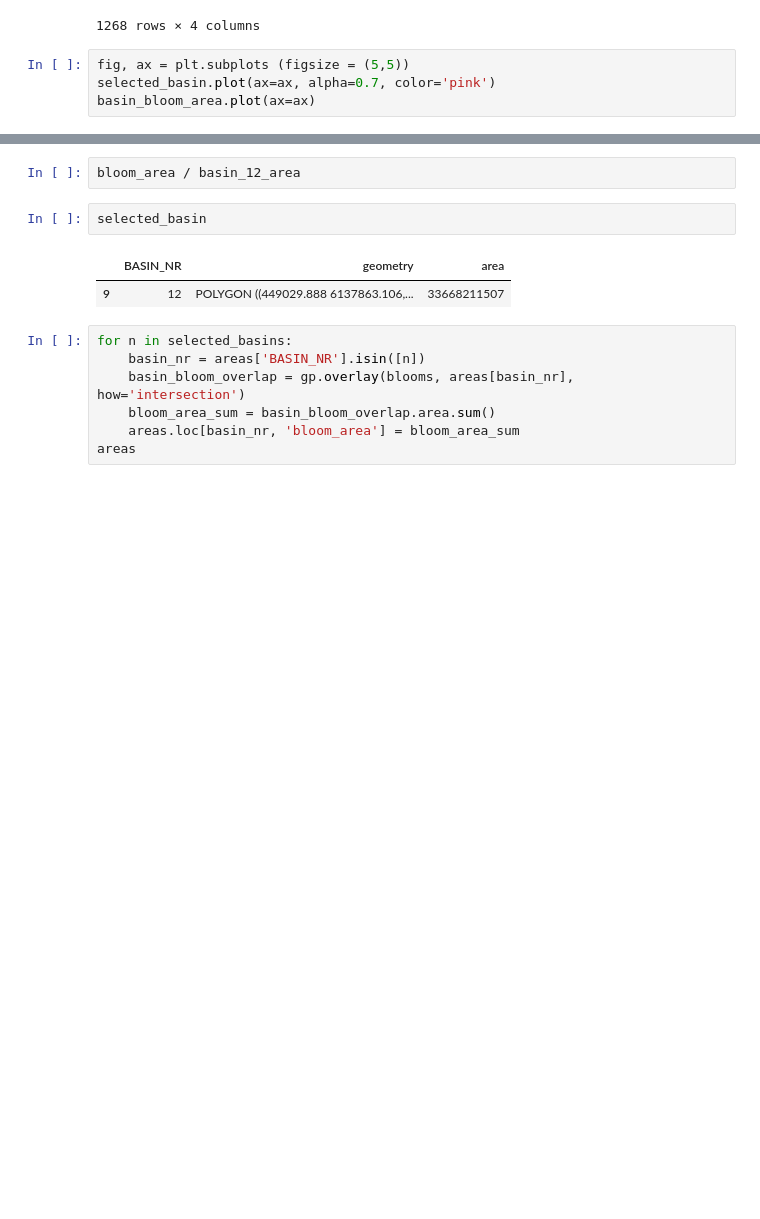
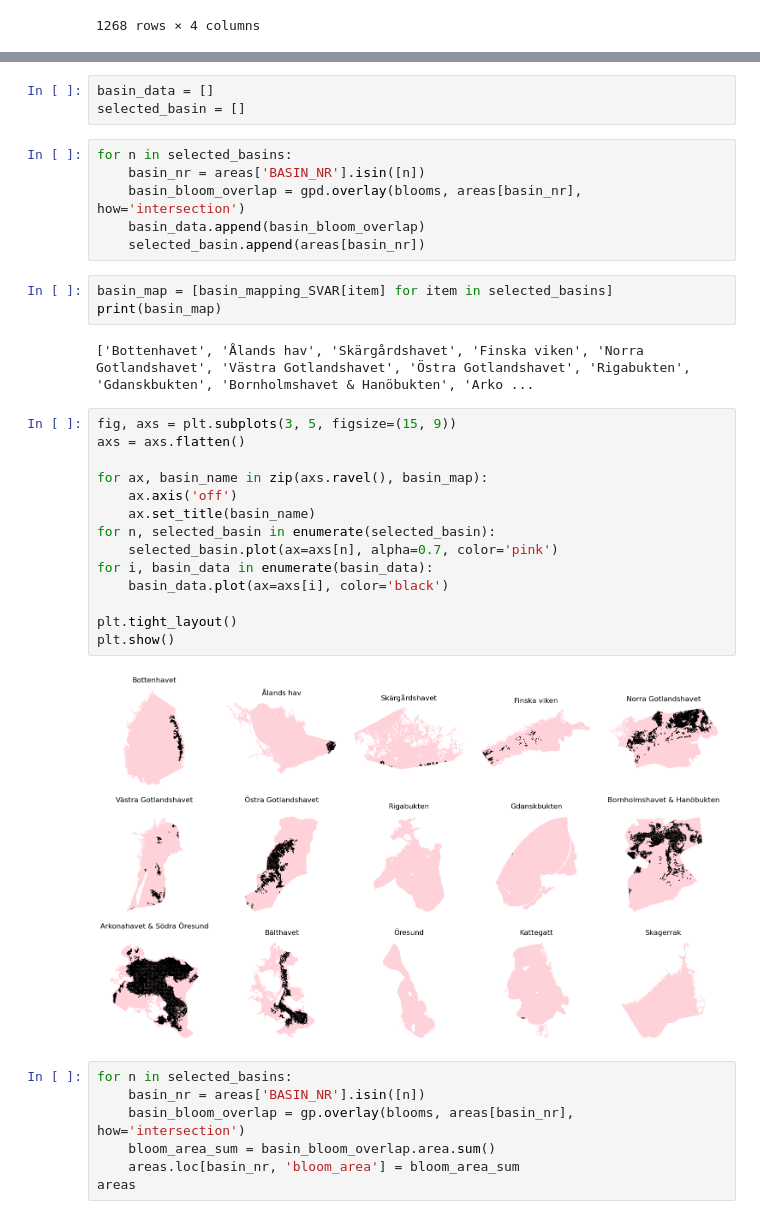
Before and after one commit to ChristofferOlssonSMHI/Satvis, a Jupyter notebook: src/satvistest/xarrayTest.ipynb, the cells around one changed output, grey strips where cells are left out. Drawn from its saved outputs; the diff is of its cells as text; blank space fills up the shorter version.

```diff
--- a/src/satvistest/xarrayTest.ipynb
+++ b/src/satvistest/xarrayTest.ipynb
@@ -88,7 +116,3 @@ basin_bloom_area
 | 1266 | 2 | 12 | 33668211507 | POLYGON ((461261.000 6024123.000,... |
 | 1267 | 2 | 12 | 33668211507 | POLYGON ((460261.000 6041123.000,... |
 1268 rows × 4 columns
-# %%
-fig, ax = plt.subplots (figsize = (5,5))
-selected_basin.plot(ax=ax, alpha=0.7, color='pink')
-basin_bloom_area.plot(ax=ax)
@@ -100,10 +119,33 @@ bloom_area = basin_bloom_area.area.sum()
-# %%
-bloom_area / basin_12_area
-# %%
-selected_basin
-# %% [output]
-|  | BASIN_NR | geometry | area |
-| 9 | 12 | POLYGON ((449029.888 6137863.106,... | 33668211507 |
+# %%
+basin_data = []
+selected_basin = []
+# %%
+for n in selected_basins:
+    basin_nr = areas['BASIN_NR'].isin([n])
+    basin_bloom_overlap = gpd.overlay(blooms, areas[basin_nr], how='intersection')
+    basin_data.append(basin_bloom_overlap)
+    selected_basin.append(areas[basin_nr])
+# %%
+basin_map = [basin_mapping_SVAR[item] for item in selected_basins]
+print(basin_map)
+# %% [output]
+['Bottenhavet', 'Ålands hav', 'Skärgårdshavet', 'Finska viken', 'Norra Gotlandshavet', 'Västra Gotlandshavet', 'Östra Gotlandshavet', 'Rigabukten', 'Gdanskbukten', 'Bornholmshavet & Hanöbukten', 'Arko ...
+# %%
+fig, axs = plt.subplots(3, 5, figsize=(15, 9))
+axs = axs.flatten()
+
+for ax, basin_name in zip(axs.ravel(), basin_map):
+    ax.axis('off')
+    ax.set_title(basin_name)
+for n, selected_basin in enumerate(selected_basin):
+    selected_basin.plot(ax=axs[n], alpha=0.7, color='pink')
+for i, basin_data in enumerate(basin_data):
+    basin_data.plot(ax=axs[i], color='black')
+
+plt.tight_layout()
+plt.show()
+# %% [output]
+[figure, added]
 # %%
 for n in selected_basins:
     basin_nr = areas['BASIN_NR'].isin([n])
```
Also changed, not shown: parts of 16 cells of this notebook.
